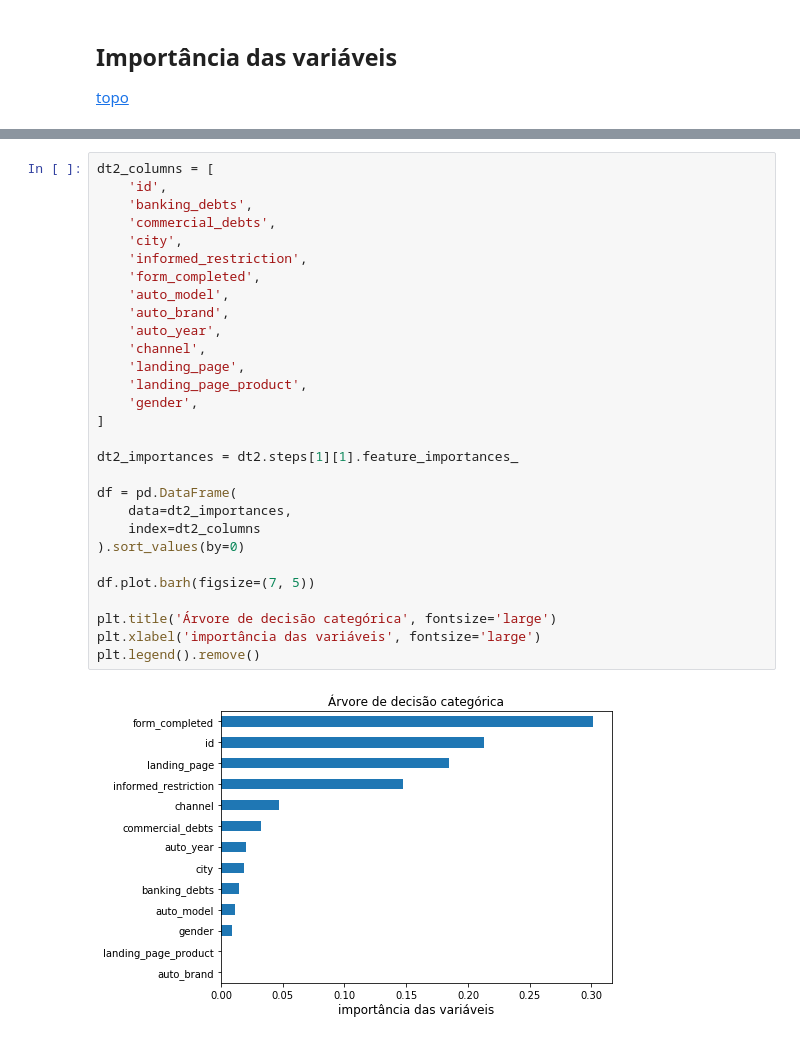
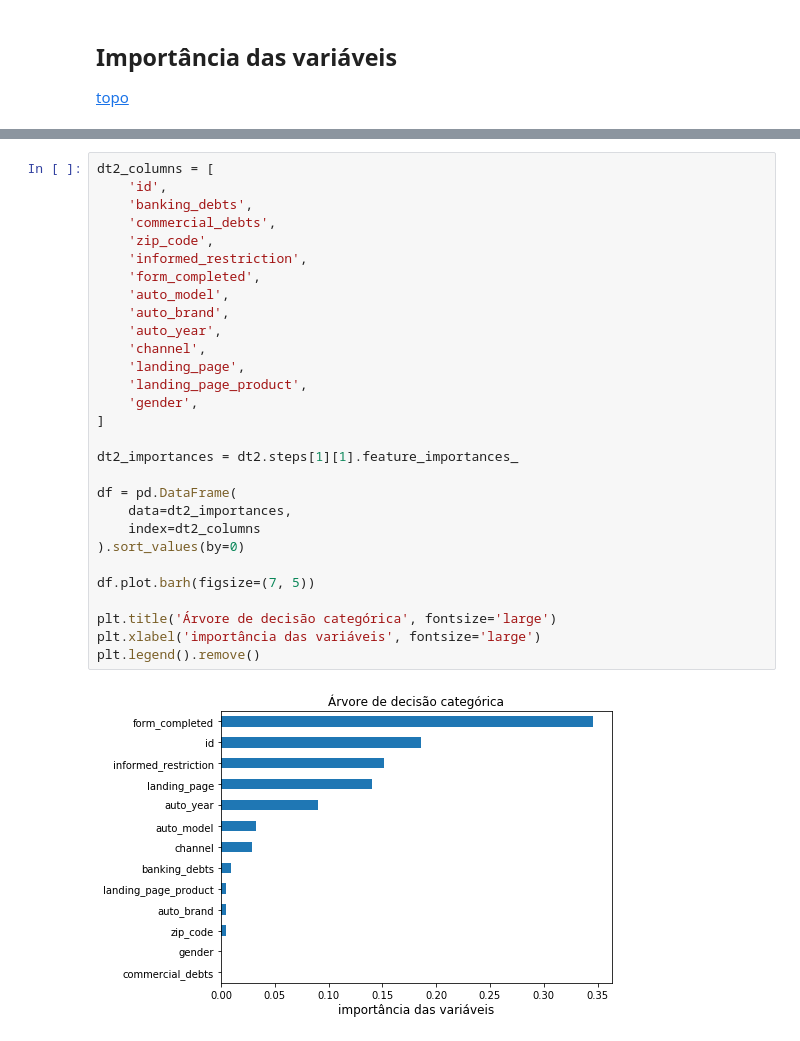
Before and after one commit to jruizvar/creditas, a Jupyter notebook: notebook/modelo_de_prioridade_clientes.ipynb, the cells around one changed output, grey strips where cells are left out. Drawn from its saved outputs; the diff is of its cells as text.

```diff
--- a/notebook/modelo_de_prioridade_clientes.ipynb
+++ b/notebook/modelo_de_prioridade_clientes.ipynb
@@ -293,31 +293,31 @@ plt.legend().remove()
 # %%
 dt2_columns = [
     'id',
     'banking_debts',
     'commercial_debts',
-    'city',
+    'zip_code',
     'informed_restriction',
     'form_completed',
     'auto_model',
     'auto_brand',
     'auto_year',
     'channel',
     'landing_page',
     'landing_page_product',
     'gender',
 ]
 
 dt2_importances = dt2.steps[1][1].feature_importances_
 
 df = pd.DataFrame(
     data=dt2_importances,
     index=dt2_columns
 ).sort_values(by=0)
 
 df.plot.barh(figsize=(7, 5))
 
 plt.title('Árvore de decisão categórica', fontsize='large')
 plt.xlabel('importância das variáveis', fontsize='large')
 plt.legend().remove()
 # %% [output]
-[figure, old version]
+[figure, new version]
```
Also changed, not shown: parts of 8 cells of this notebook, 6 other files.
